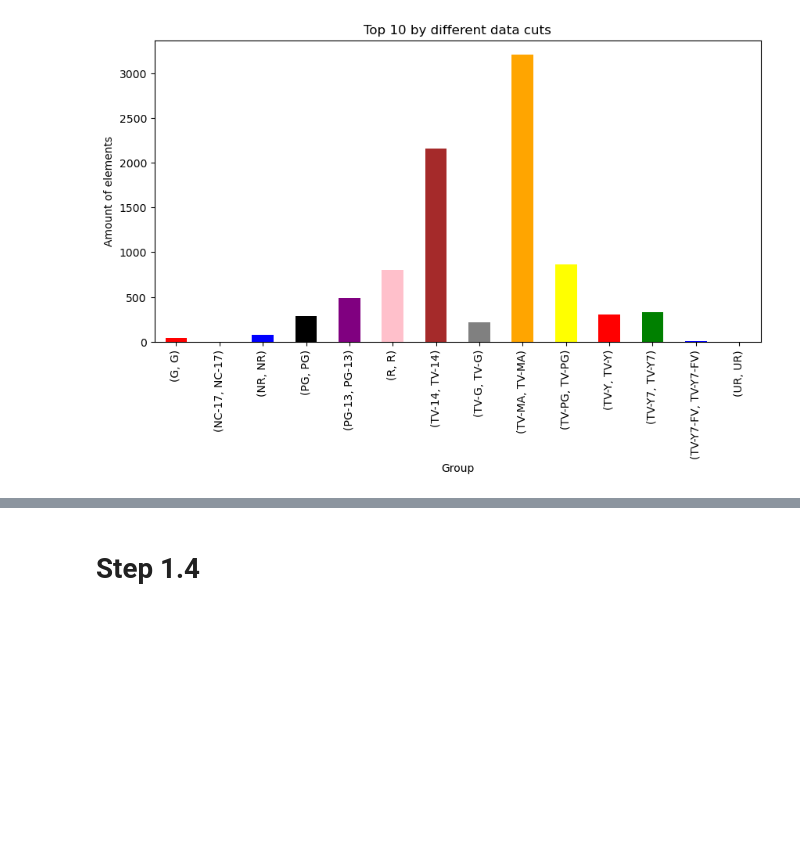
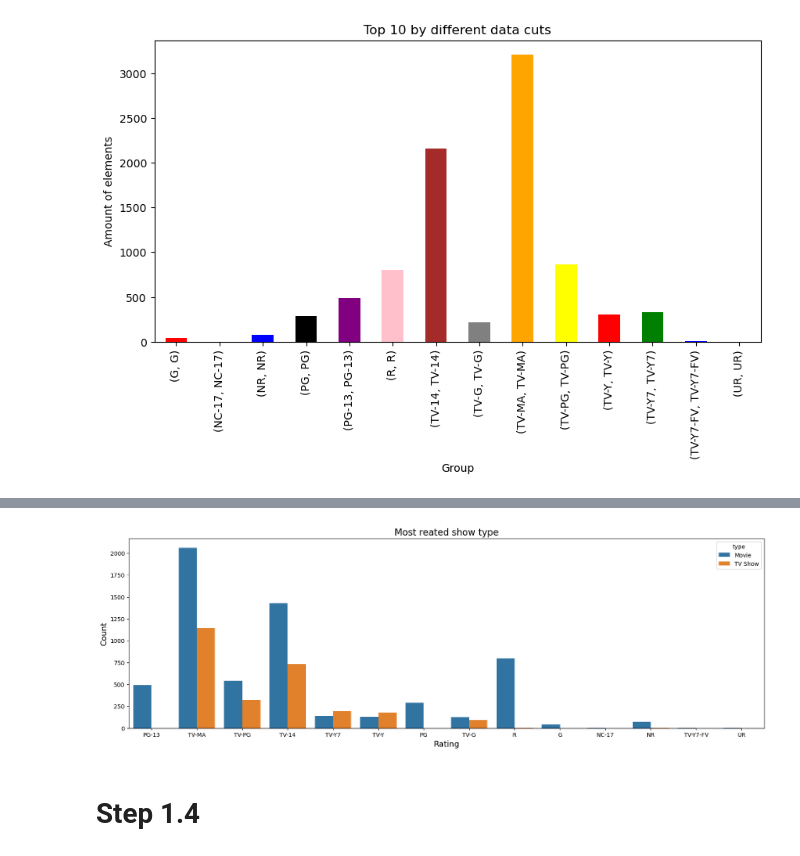
Before and after one commit to DanielXV1/Project-DataBase, a Jupyter notebook: project-database.ipynb, the cells around one changed output, grey strips where cells are left out. Saved outputs shown, nothing was run; the diff lists cells and outputs as text; code cells hidden in the pictures; blank space fills up the shorter version.

```diff
--- a/project-database.ipynb
+++ b/project-database.ipynb
@@ -309,3 +359,23 @@ plt.show()
+# %%
+# b) 3) addition) most reated show type
+
+# library call
+import pandas as pd
+import seaborn as sns
+import matplotlib.pyplot as plt
+
+# Loading data from a file into a DataFrame
+df = pd.read_csv('/kaggle/input/netflix-data-cleaning-analysis-and-visualization/netflix1.csv')
+
+# Graph output
+plt.figure(figsize=(20,6))
+sns.countplot(x='rating', data= df, hue='type')
+plt.title("Most reated show type", fontsize=16)
+plt.xlabel("Rating", fontsize=14)
+plt.ylabel("Count", fontsize=14)
+plt.show()
+# %% [output]
+[figure, added]
 # %% [markdown]
 # **Step 1.4**
 # %%
```
Also changed, not shown: parts of 12 cells of this notebook.
